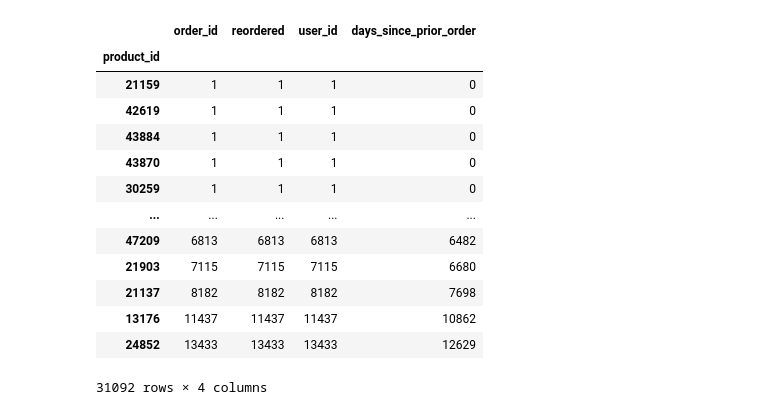
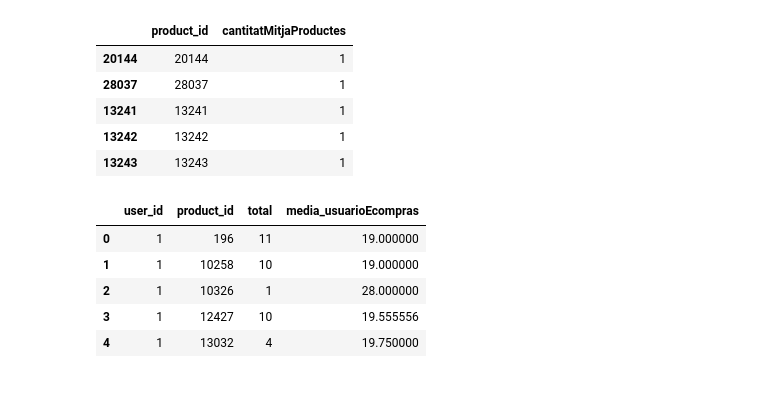
Before and after one commit to JoanSalinas/manducare, a Jupyter notebook: manducareJupyter.ipynb, the cells around one changed output. Cells and saved outputs as stored; diff of their text form; code cells hidden in the pictures; blank space fills up the shorter version.

```diff
--- a/manducareJupyter.ipynb
+++ b/manducareJupyter.ipynb
@@ -134,18 +36,30 @@ dfDaysAverage.sort_values("days_since_prior_order")
-# %%
-dfQuantity = dfQuantity.sort_values("days_since_prior_order")
-dfQuantity
-# %% [output]
-|  | order_id | reordered | user_id | days_since_prior_order |
-| product_id |  |  |  |  |
-| 21159 | 1 | 1 | 1 | 0 |
-| 42619 | 1 | 1 | 1 | 0 |
-| 43884 | 1 | 1 | 1 | 0 |
-| 43870 | 1 | 1 | 1 | 0 |
-| 30259 | 1 | 1 | 1 | 0 |
-| ... | ... | ... | ... | ... |
-| 47209 | 6813 | 6813 | 6813 | 6482 |
-| 21903 | 7115 | 7115 | 7115 | 6680 |
-| 21137 | 8182 | 8182 | 8182 | 7698 |
-| 13176 | 11437 | 11437 | 11437 | 10862 |
-| 24852 | 13433 | 13433 | 13433 | 12629 |
-31092 rows × 4 columns
+# %%
+dfQuantity = mergedOrders.groupby("product_id").count()
+dfQuantity = dfQuantity.drop(columns=["Unnamed: 0","order_id","reordered","days_since_prior_order"]).reset_index()
+dfQuantity = dfQuantity.rename(columns={"user_id": "cantitatMitjaProductes"})
+dfQuantity = dfQuantity.sort_values('cantitatMitjaProductes')
+dfQuantity['product_id'] = dfQuantity.index
+dfQuantity.head()
+# %% [output]
+|  | product_id | cantitatMitjaProductes |
+| 20144 | 20144 | 1 |
+| 28037 | 28037 | 1 |
+| 13241 | 13241 | 1 |
+| 13242 | 13242 | 1 |
+| 13243 | 13243 | 1 |
+# %%
+allMergedOrders = mergedOrders
+aux = allMergedOrders.groupby( [ "user_id", "product_id"] ).size().to_frame(name = 'total').reset_index()
+allMergedOrders = allMergedOrders.groupby( [ "product_id", "user_id"] ).mean().reset_index()
+allMergedOrders = allMergedOrders.drop(columns=["Unnamed: 0","order_id","reordered"]).reset_index()
+allMergedOrders = pd.merge(aux,allMergedOrders, on=[ "user_id", "product_id"])
+allMergedOrders = allMergedOrders.rename(columns={"days_since_prior_order": "media_usuarioEcompras"})
+allMergedOrders = allMergedOrders.drop(columns=["index"])
+allMergedOrders.head()
+# %% [output]
+|  | user_id | product_id | total | media_usuarioEcompras |
+| 0 | 1 | 196 | 11 | 19.000000 |
+| 1 | 1 | 10258 | 10 | 19.000000 |
+| 2 | 1 | 10326 | 1 | 28.000000 |
+| 3 | 1 | 12427 | 10 | 19.555556 |
+| 4 | 1 | 13032 | 4 | 19.750000 |
```
Also changed, not shown: parts of 20 cells of this notebook.
